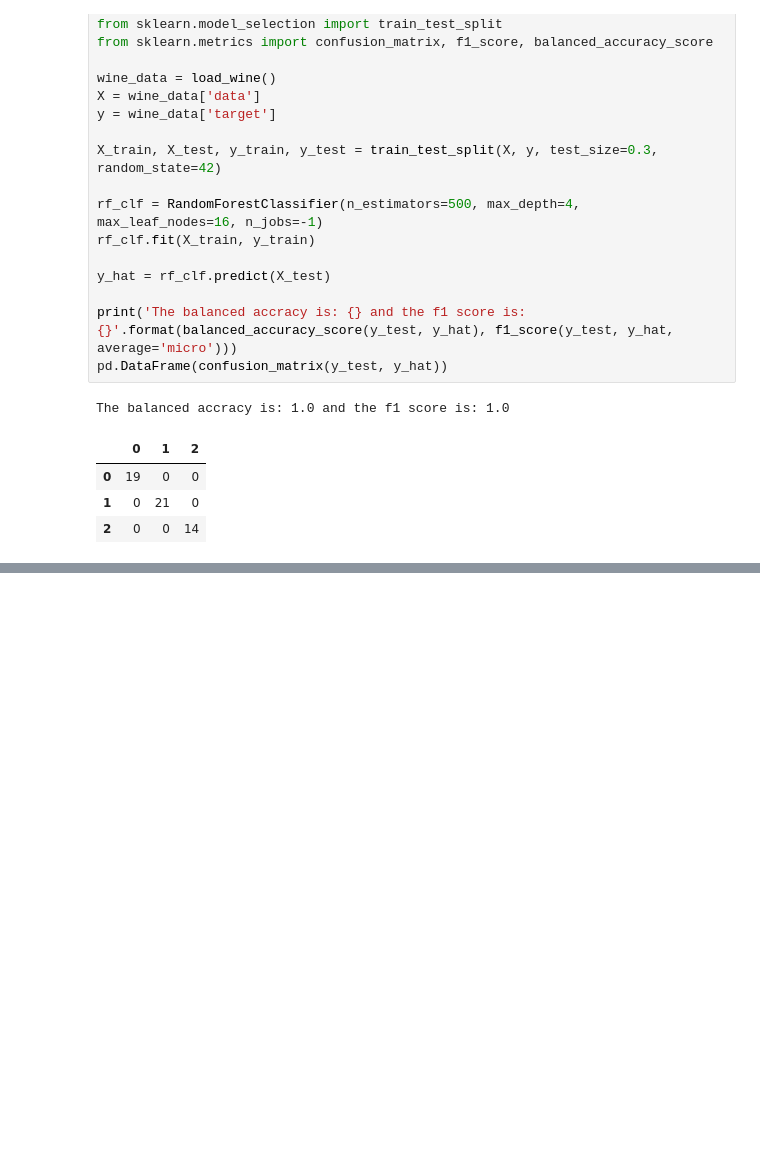
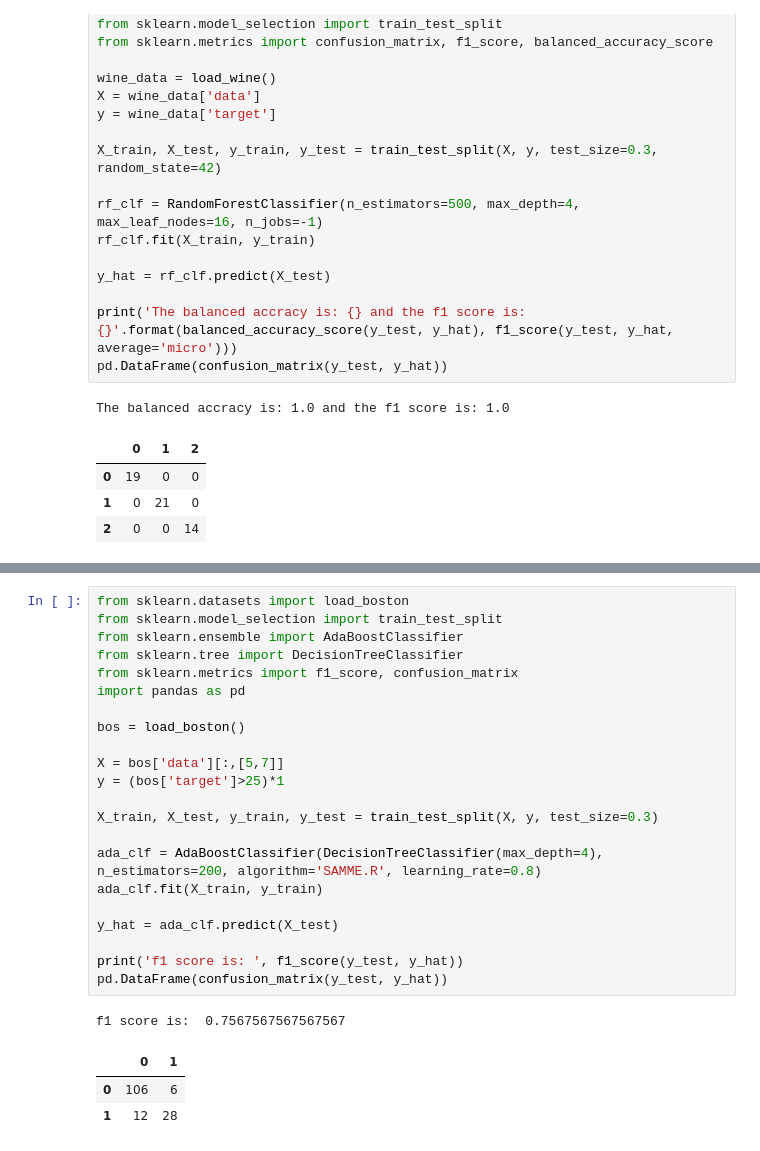
Before and after one commit to mehrdadfazli/ML-overview, a Jupyter notebook: Machine_Learning_Overview.ipynb, the cells around one changed output, grey strips where cells are left out. Saved outputs shown, nothing was run; the diff lists cells and outputs as text; blank space fills up the shorter version.

```diff
--- a/Machine_Learning_Overview.ipynb
+++ b/Machine_Learning_Overview.ipynb
@@ -454,0 +492,27 @@ The balanced accracy is: 1.0 and the f1 score is: 1.0
+# %%
+from sklearn.datasets import load_boston
+from sklearn.model_selection import train_test_split
+from sklearn.ensemble import AdaBoostClassifier
+from sklearn.tree import DecisionTreeClassifier
+from sklearn.metrics import f1_score, confusion_matrix
+import pandas as pd
+
+bos = load_boston()
+
+X = bos['data'][:,[5,7]]
+y = (bos['target']>25)*1
+
+X_train, X_test, y_train, y_test = train_test_split(X, y, test_size=0.3)
+
+ada_clf = AdaBoostClassifier(DecisionTreeClassifier(max_depth=4), n_estimators=200, algorithm='SAMME.R', learning_rate=0.8)
+ada_clf.fit(X_train, y_train)
+
+y_hat = ada_clf.predict(X_test)
+
+print('f1 score is: ', f1_score(y_test, y_hat))
+pd.DataFrame(confusion_matrix(y_test, y_hat))
+# %% [output]
+f1 score is:  0.7567567567567567
+|  | 0 | 1 |
+| 0 | 106 | 6 |
+| 1 | 12 | 28 |
```
Also changed, not shown: parts of 8 cells of this notebook.
